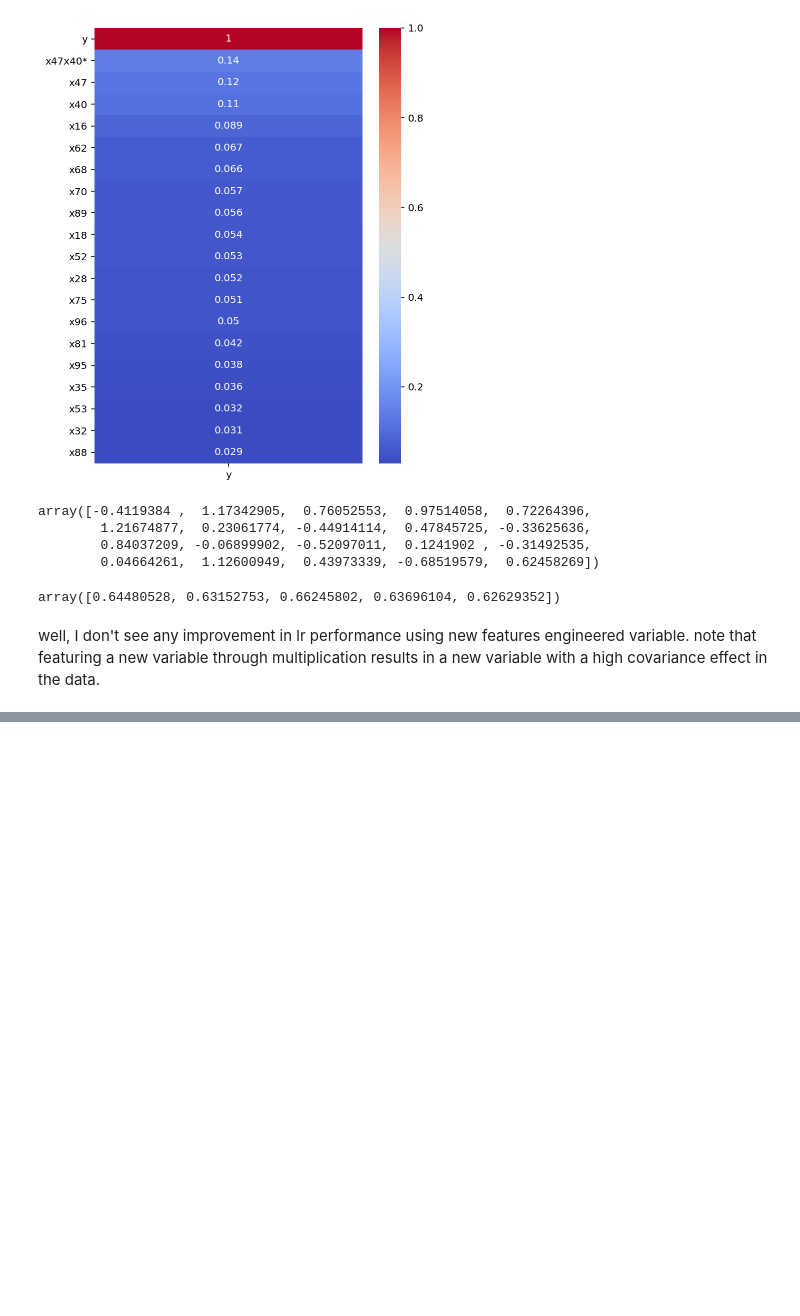
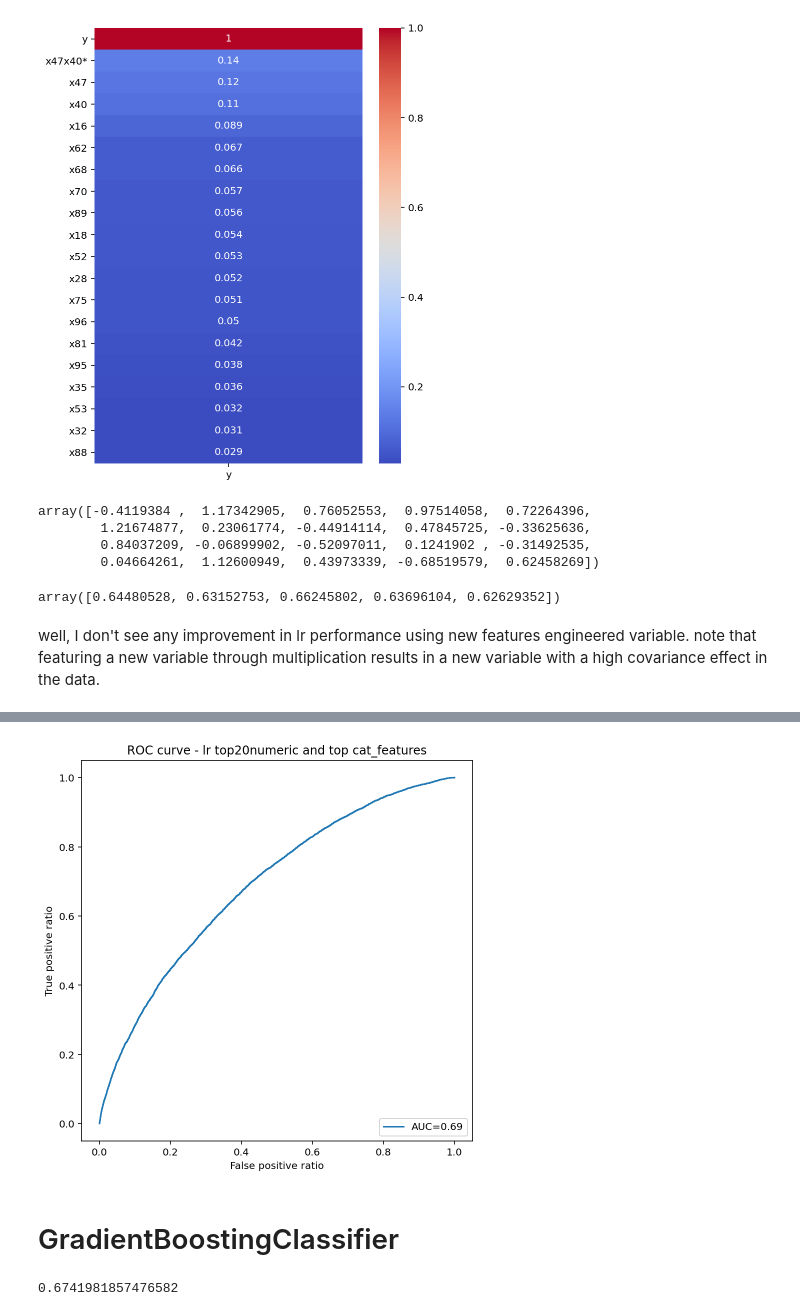
Before and after one commit to Atashnezhad/A_Data_Science_Project, a Jupyter notebook: Codes/P01_1_EDA.ipynb, the cells around one changed output, grey strips where cells are left out. Cells and saved outputs as stored; diff of their text form; code cells hidden in the pictures; blank space fills up the shorter version.

```diff
--- a/Codes/P01_1_EDA.ipynb
+++ b/Codes/P01_1_EDA.ipynb
@@ -883,0 +924,4 @@ well, I don't see any improvement in lr performance using new features engineere
+# %%
+x3_pipe = make_pipeline(custom_edit_x3_tf, SimpleImputer(strategy="most_frequent"), OneHotEncoder())
+ct = make_column_transformer((x3_pipe, ['x3']))
+ct.fit_transform(df).toarray()[0].size
@@ -883,0 +988,9 @@ well, I don't see any improvement in lr performance using new features engineere
+# %%
+weights = {0:0.85, 1:0.14}
+logreg = LogisticRegression(solver='sag',
+                            class_weight=weights)
+# %%
+Final_pipe_lr = Pipeline(steps=[('preprocessor',
+                                 preprocessor),
+                                ('classiffier',
+                                 logreg)])
@@ -883,0 +1001,2 @@ well, I don't see any improvement in lr performance using new features engineere
+# %%
+Final_pipe_lr.fit(X_all_features,y)
@@ -883,0 +1021,31 @@ well, I don't see any improvement in lr performance using new features engineere
+# %%
+y_pred = Final_pipe_lr.predict(X_all_features)
+y_prob = Final_pipe_lr.predict_proba(X_all_features)
+
+plt.figure(figsize=(7,7))
+# https://stackoverflow.com/questions/25009284/how-to-plot-roc-curve-in-python
+fpr_lr2, tpr_lr2, _ = metrics.roc_curve(y,  y_prob[:,1])
+auc_lr2 = metrics.roc_auc_score(y, y_prob[:,1])
+plt.plot(fpr_lr2,tpr_lr2, label="AUC="+str(round(auc_lr2,2)))
+plt.legend(loc=4)
+plt.xlabel('False positive ratio')
+plt.ylabel('True positive ratio')
+plt.title('ROC curve - lr top20numeric and top cat_features')
+plt.savefig("../Figures/plot_01_1_roc_lr2.png")
+plt.show()
+# %% [output]
+[figure, added]
+# %% [markdown]
+# GradientBoostingClassifier
+# %%
+Final_pipe_GB = Pipeline(steps=[('preprocessor',
+                                 preprocessor),
+                                ('classiffier',
+                                 GradientBoostingClassifier(n_estimators=100,
+                                                            learning_rate=0.1,
+                                                            max_depth=3,
+                                                            random_state=0))])
+
+cross_val_score(Final_pipe_GB, X_all_features, y, cv=5, scoring='roc_auc', n_jobs=-1).mean()
+# %% [output]
+0.6741981857476582
```
Also changed, not shown: parts of 15 cells of this notebook, 3 other files.
